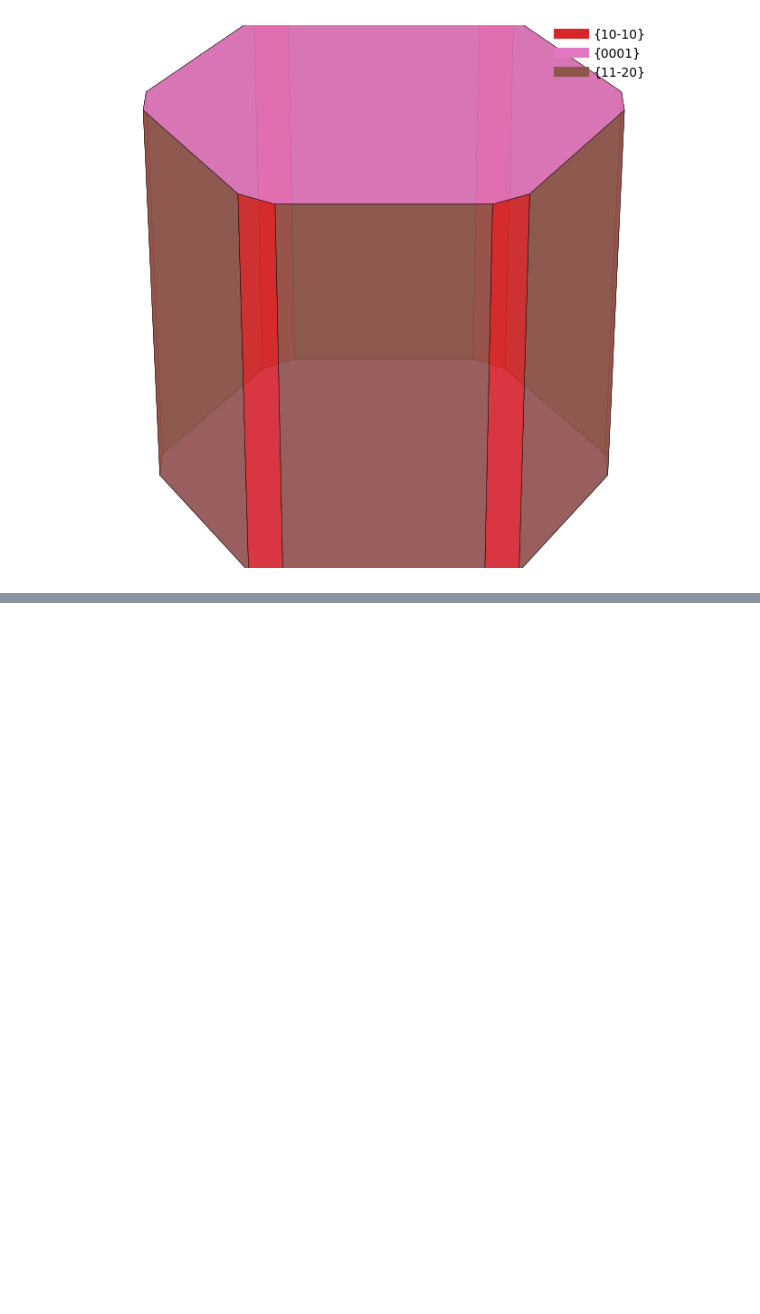
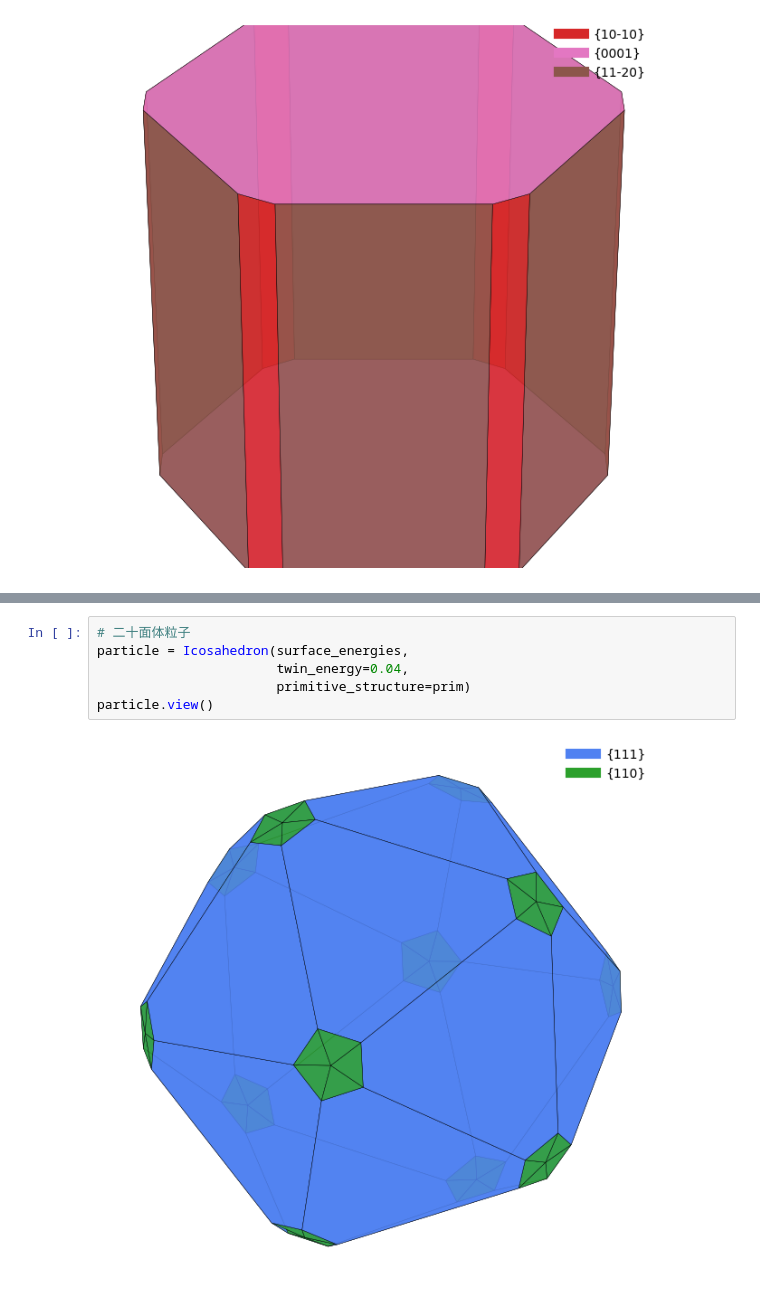
Before and after one commit to hyakuroume/-, a Jupyter notebook: wulff_structure.ipynb, the cells around one changed output, grey strips where cells are left out. Drawn from its saved outputs; the diff is of its cells as text; blank space fills up the shorter version.

Commit message:
十面体・二十面体粒子

```diff
--- a/wulff_structure.ipynb
+++ b/wulff_structure.ipynb
@@ -48,0 +61,8 @@ particle.view()
+# %%
+# 二十面体粒子
+particle = Icosahedron(surface_energies,
+                       twin_energy=0.04,
+                       primitive_structure=prim)
+particle.view()
+# %% [output]
+[figure, added]
```
Also changed, not shown: parts of 2 cells of this notebook.
